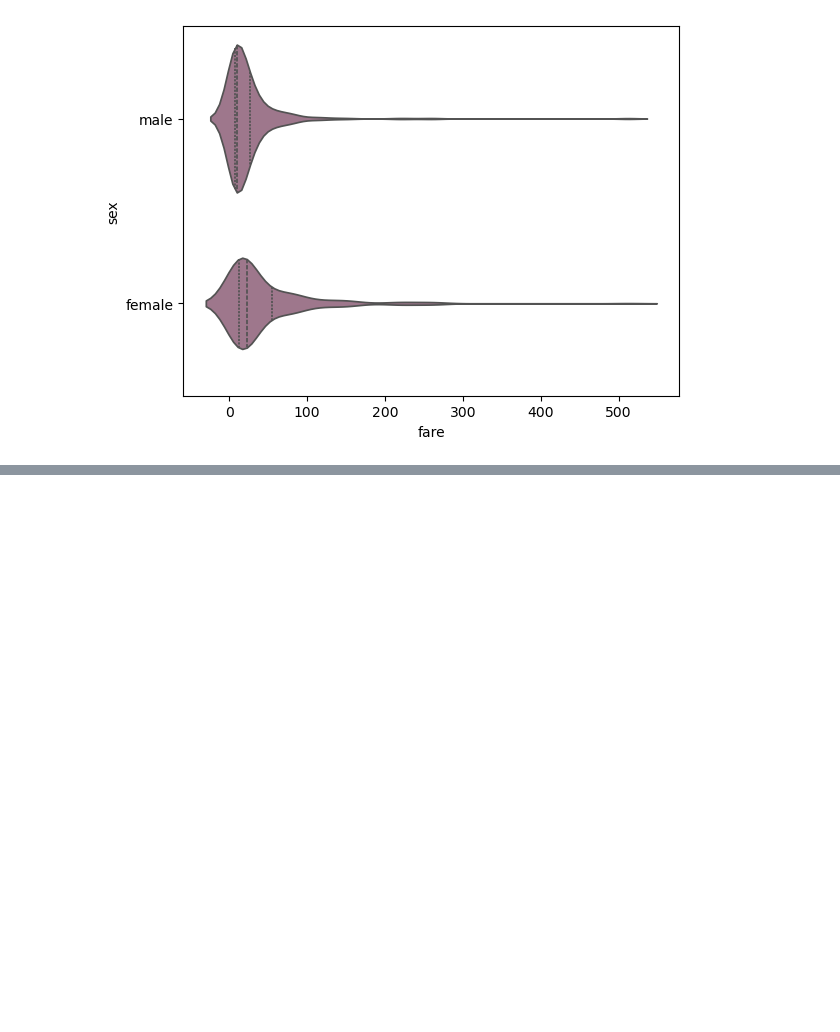
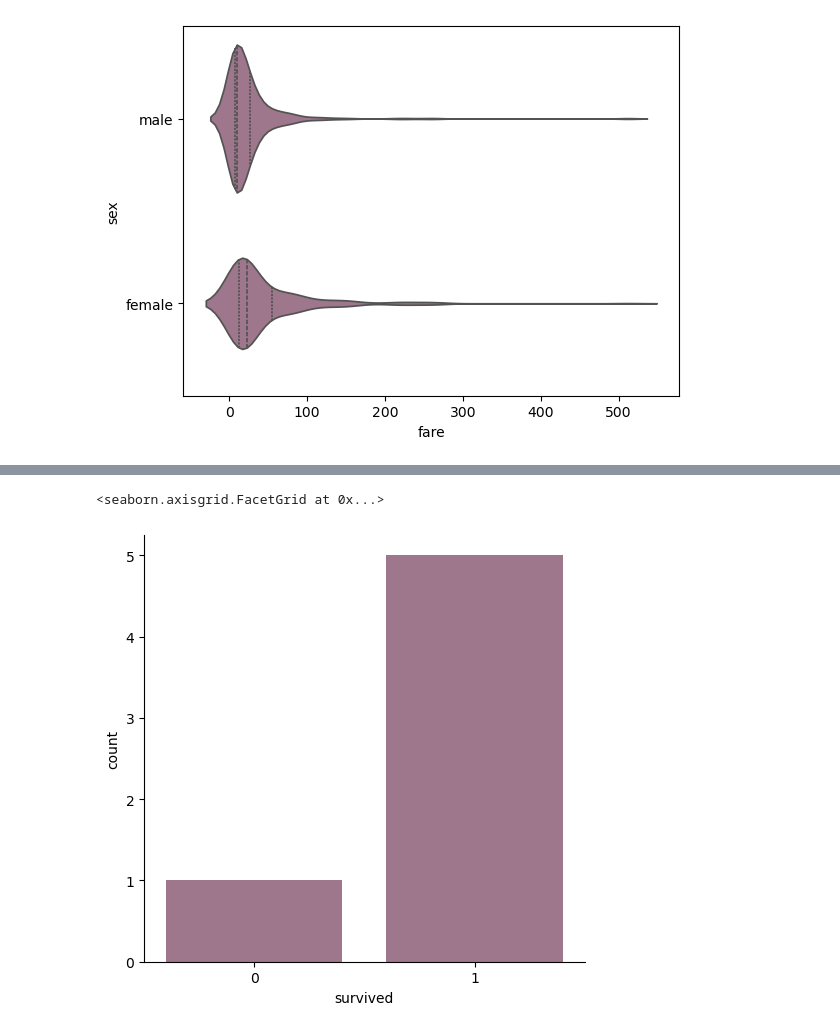
Before and after one commit to floradallinger/kids_miniproject_data_visualization, a Jupyter notebook: TitanicDataVisualization.ipynb, the cells around one changed output, grey strips where cells are left out. Drawn from its saved outputs; the diff is of its cells as text; code cells hidden in the pictures; blank space fills up the shorter version.

```diff
--- a/TitanicDataVisualization.ipynb
+++ b/TitanicDataVisualization.ipynb
@@ -210,0 +218,7 @@ sns.violinplot(
+# %%
+filtered_set = titanic_data[(titanic_data["age"] == 17) & (titanic_data["sex"] == "female")]
+
+sns.catplot(data=filtered_set, kind='count', x='survived', color='#A5708C')
+# %% [output]
+<seaborn.axisgrid.FacetGrid at 0x...>
+[figure, added]
```
Also changed, not shown: parts of 1 cell of this notebook.
